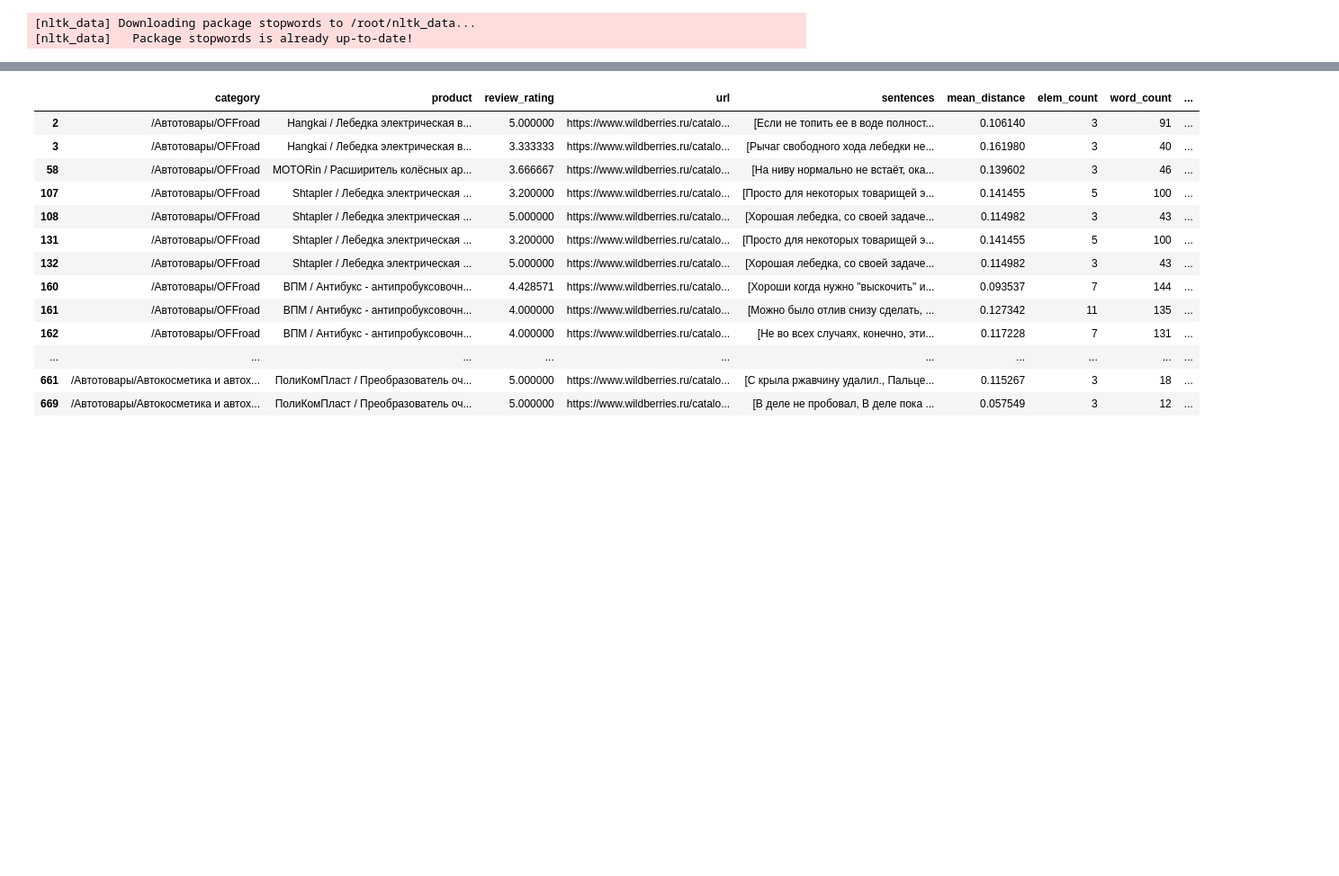
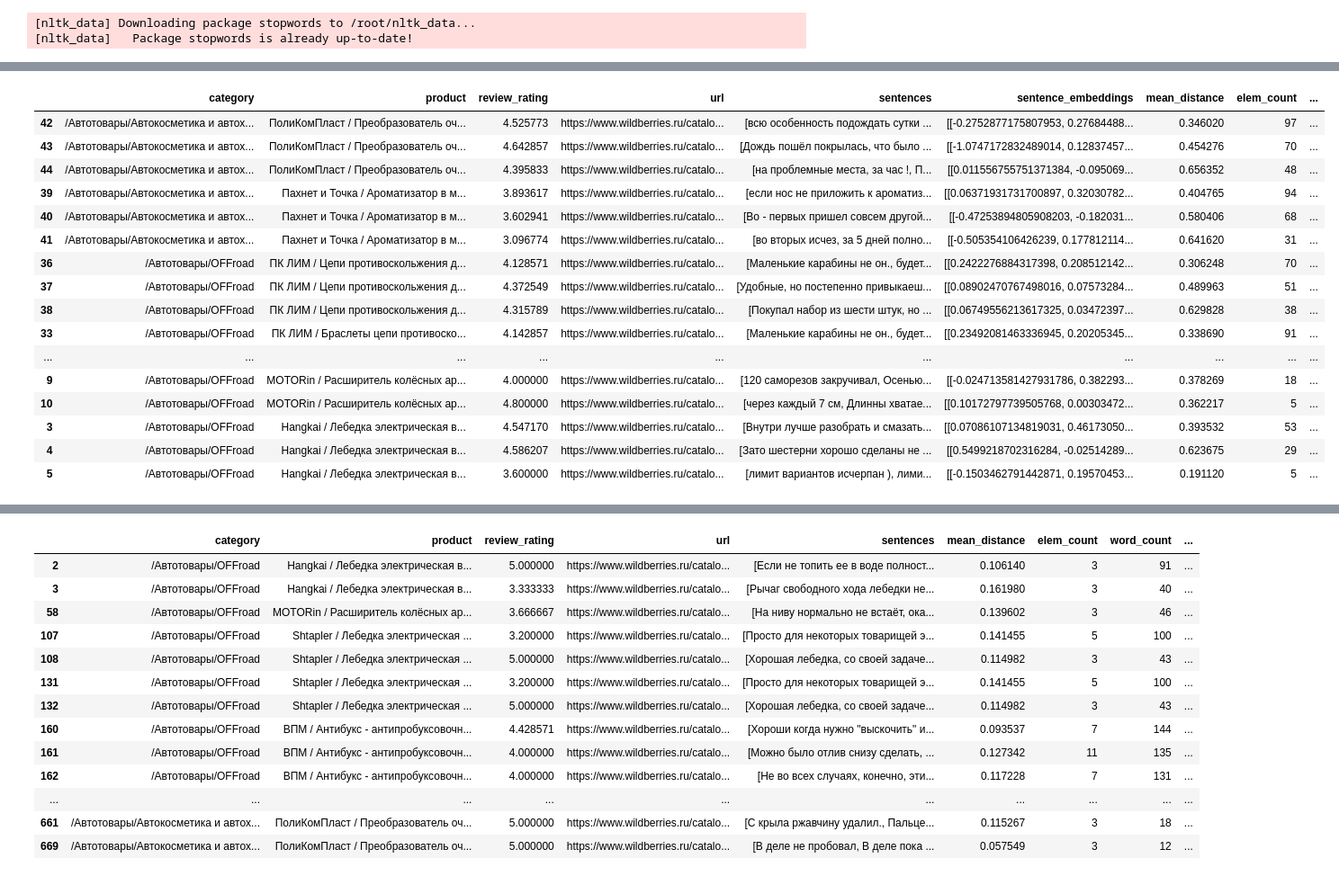
Before and after one commit to Frame24/WB_Parse, a Jupyter notebook: keywods_pavlov3.ipynb, the cells around one changed output, grey strips where cells are left out. Shown: that part at 90% size. Cells and saved outputs as stored; diff of their text form; code cells hidden in the pictures; blank space fills up the shorter version.

```diff
--- a/keywods_pavlov3.ipynb
+++ b/keywods_pavlov3.ipynb
@@ -782 +433,18 @@ def count_words(cluster_sentences):
+# %%
+# Перевод модели в режим FP16, если это возможно
+if torch.cuda.is_available():
+    model_classification = model_classification.half()
+
+def find_centroid(embeddings):
+    return np.mean(embeddings, axis=0)
+
+def extract_key_thought(sentences, embeddings = None):
+    centroid = find_centroid(embeddings)
+    similarities = cosine_similarity(embeddings, [centroid])
+    key_sentence_index = np.argmax(similarities)
+    return sentences[key_sentence_index]
+
+def count_words(cluster_sentences):
+    words = " ".join(cluster_sentences).split()
+    return len(words)
 # %%
@@ -1065,3 +757,83 @@ memory usage: 20.9+ KB
+# %%
+from sklearn.cluster import KMeans
+import numpy as np
+import pandas as pd
+from sklearn.metrics.pairwise import cosine_distances
+from tqdm import tqdm
+
+def compute_mean_distance(cluster_indices, embeddings):
+    if len(cluster_indices) < 2:
+        return 0
+    cluster_embeddings = embeddings[cluster_indices]
+    pairwise_distances = cosine_distances(cluster_embeddings)
+    return np.mean(pairwise_distances)
+
+def cluster_product_reviews_with_kmeans(df, n_clusters=5):
+    grouped = df.groupby('product')
+    final_clusters_list = []
+
+    for product, group in tqdm(grouped, desc="Processing products"):
+        embeddings = np.array(list(group["sentence_embeddings"]))
+        n_samples = embeddings.shape[0]
+
+        if n_samples < n_clusters:
+            n_clusters = max(2, n_samples)  # Корректируем количество кластеров, если данных меньше
+
+        # Применяем K-means
+        kmeans = KMeans(n_clusters=n_clusters, random_state=42)
+        labels = kmeans.fit_predict(embeddings)
+
+        group['final_cluster'] = labels
+
+        # Вычисляем среднее расстояние для каждого кластера
+        group['mean_distance'] = group['final_cluster'].apply(
+            lambda cluster_id: compute_mean_distance(
+                np.where(labels == cluster_id)[0], embeddings)
+        )
+
+        grouped_clusters = group.groupby('final_cluster').agg({
+            'category': 'first',
+            'product': 'first',
+            'review_rating': 'mean',
+            'url': 'first',
+            'sentences': list,
+            'sentence_embeddings': list,
+            'mean_distance': 'first',  # Добавляем среднее расстояние в итоговый DataFrame
+        }).reset_index(drop=True)
+
+        grouped_clusters['elem_count'] = grouped_clusters['sentences'].apply(len)
+        grouped_clusters['word_count'] = grouped_clusters['sentences'].apply(count_words)
+        grouped_clusters['key_thought'] = grouped_clusters.apply(
+            lambda row: extract_key_thought(row['sentences'], row['sentence_embeddings']), axis=1)
+
+        grouped_clusters = grouped_clusters.sort_values(by='word_count', ascending=False)
+        final_clusters_list.append(grouped_clusters)
+
+    return pd.concat(final_clusters_list, ignore_index=True)
+
+# Применяем кластеризацию ко всему DataFrame
+n_clusters = 20  # Задаем количество кластеров
+final_df = cluster_product_reviews_with_kmeans(df_filtered_reviews, n_clusters=n_clusters)
+final_df = final_df.sort_values("word_count", ascending=False)
+final_df[final_df["elem_count"] > 2].sort_values("product", ascending=False)
+# %% [output]
+|  | category | product | review_rating | url | sentences | sentence_embeddings | mean_distance | elem_count | ... |
+| 42 | /Автотовары/Автокосметика и автох... | ПолиКомПласт / Преобразователь оч... | 4.525773 | https://www.wildberries.ru/catalo... | [всю особенность подождать сутки ... | [[-0.2752877175807953, 0.27684488... | 0.346020 | 97 | ... |
+| 43 | /Автотовары/Автокосметика и автох... | ПолиКомПласт / Преобразователь оч... | 4.642857 | https://www.wildberries.ru/catalo... | [Дождь пошёл покрылась, что было ... | [[-1.0747172832489014, 0.12837457... | 0.454276 | 70 | ... |
+| 44 | /Автотовары/Автокосметика и автох... | ПолиКомПласт / Преобразователь оч... | 4.395833 | https://www.wildberries.ru/catalo... | [на проблемные места, за час !, П... | [[0.011556755751371384, -0.095069... | 0.656352 | 48 | ... |
+| 39 | /Автотовары/Автокосметика и автох... | Пахнет и Точка / Ароматизатор в м... | 3.893617 | https://www.wildberries.ru/catalo... | [если нос не приложить к ароматиз... | [[0.06371931731700897, 0.32030782... | 0.404765 | 94 | ... |
+| 40 | /Автотовары/Автокосметика и автох... | Пахнет и Точка / Ароматизатор в м... | 3.602941 | https://www.wildberries.ru/catalo... | [Во - первых пришел совсем другой... | [[-0.47253894805908203, -0.182031... | 0.580406 | 68 | ... |
+| 41 | /Автотовары/Автокосметика и автох... | Пахнет и Точка / Ароматизатор в м... | 3.096774 | https://www.wildberries.ru/catalo... | [во вторых исчез, за 5 дней полно... | [[-0.505354106426239, 0.177812114... | 0.641620 | 31 | ... |
+| 36 | /Автотовары/OFFroad | ПК ЛИМ / Цепи противоскольжения д... | 4.128571 | https://www.wildberries.ru/catalo... | [Маленькие карабины не он., будет... | [[0.2422276884317398, 0.208512142... | 0.306248 | 70 | ... |
+| 37 | /Автотовары/OFFroad | ПК ЛИМ / Цепи противоскольжения д... | 4.372549 | https://www.wildberries.ru/catalo... | [Удобные, но постепенно привыкаеш... | [[0.08902470767498016, 0.07573284... | 0.489963 | 51 | ... |
+| 38 | /Автотовары/OFFroad | ПК ЛИМ / Цепи противоскольжения д... | 4.315789 | https://www.wildberries.ru/catalo... | [Покупал набор из шести штук, но ... | [[0.06749556213617325, 0.03472397... | 0.629828 | 38 | ... |
+| 33 | /Автотовары/OFFroad | ПК ЛИМ / Браслеты цепи противоско... | 4.142857 | https://www.wildberries.ru/catalo... | [Маленькие карабины не он., будет... | [[0.23492081463336945, 0.20205345... | 0.338690 | 91 | ... |
+| ... | ... | ... | ... | ... | ... | ... | ... | ... | ... |
+| 9 | /Автотовары/OFFroad | MOTORin / Расширитель колёсных ар... | 4.000000 | https://www.wildberries.ru/catalo... | [120 саморезов закручивал, Осенью... | [[-0.024713581427931786, 0.382293... | 0.378269 | 18 | ... |
+| 10 | /Автотовары/OFFroad | MOTORin / Расширитель колёсных ар... | 4.800000 | https://www.wildberries.ru/catalo... | [через каждый 7 см, Длинны хватае... | [[0.10172797739505768, 0.00303472... | 0.362217 | 5 | ... |
+| 3 | /Автотовары/OFFroad | Hangkai / Лебедка электрическая в... | 4.547170 | https://www.wildberries.ru/catalo... | [Внутри лучше разобрать и смазать... | [[0.07086107134819031, 0.46173050... | 0.393532 | 53 | ... |
+| 4 | /Автотовары/OFFroad | Hangkai / Лебедка электрическая в... | 4.586207 | https://www.wildberries.ru/catalo... | [Зато шестерни хорошо сделаны не ... | [[0.5499218702316284, -0.02514289... | 0.623675 | 29 | ... |
+| 5 | /Автотовары/OFFroad | Hangkai / Лебедка электрическая в... | 3.600000 | https://www.wildberries.ru/catalo... | [лимит вариантов исчерпан ), лими... | [[-0.1503462791442871, 0.19570453... | 0.191120 | 5 | ... |
 # %%
 # Применяем функцию к итоговому DataFrame
 final_df_filtered = apply_key_thought_extraction(final_df_filtered)
```
Also changed, not shown: parts of 24 cells of this notebook.
